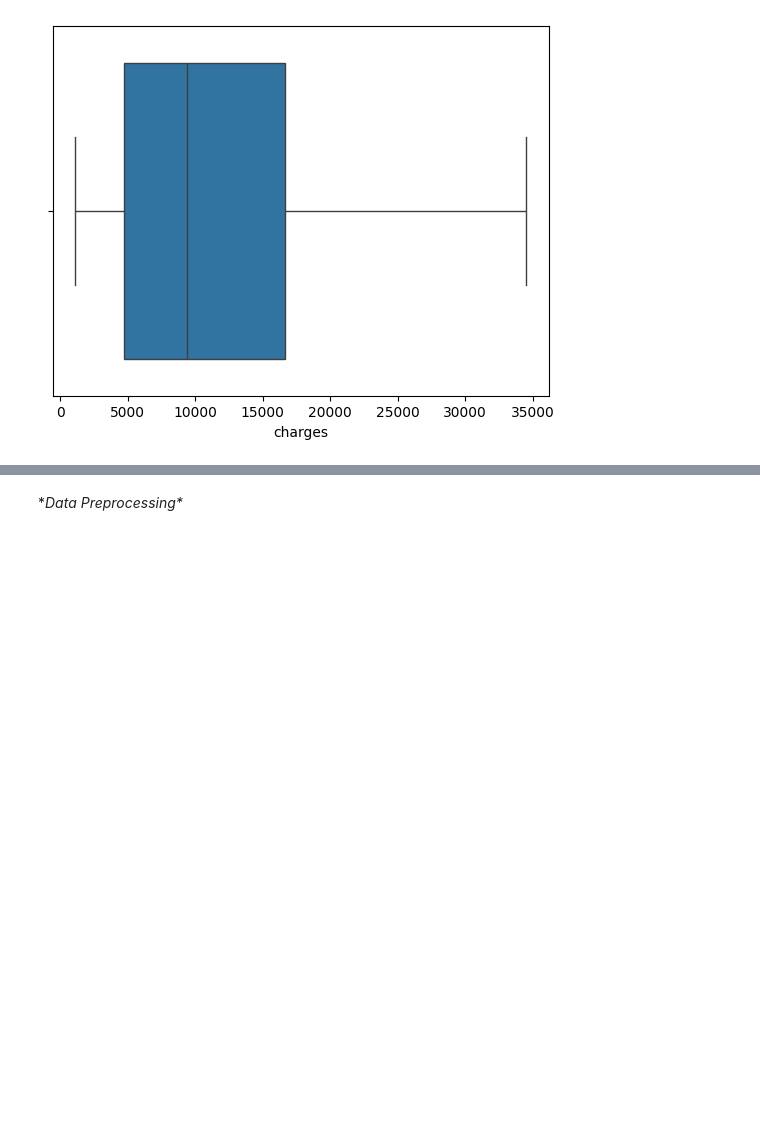
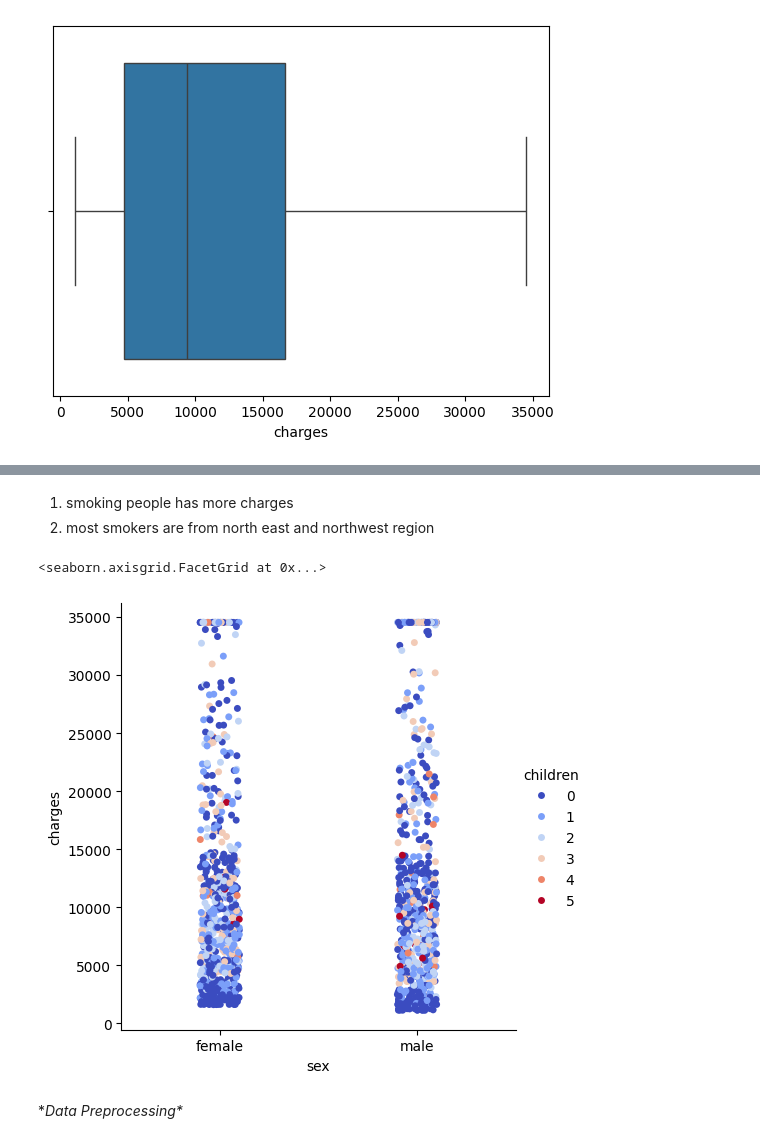
Before and after one commit to vigneshsurya1/insurance-cost-prediction, a Jupyter notebook: insurance.ipynb, the cells around one changed output, grey strips where cells are left out. Cells and saved outputs as stored; diff of their text form; code cells hidden in the pictures; blank space fills up the shorter version.

```diff
--- a/insurance.ipynb
+++ b/insurance.ipynb
@@ -155,3 +174,13 @@ sns.countplot(df['smoker'])
+# %% [markdown]
+
+
+1.   smoking people has more charges
+2.   most smokers are from north east and northwest region
+# %%
+sns.catplot(x=df['sex'], y=df['charges'],hue=df['children'],palette='coolwarm')
+# %% [output]
+<seaborn.axisgrid.FacetGrid at 0x...>
+[figure, added]
 # %% [markdown]
 **Data Preprocessing\**
 # %%
```
Also changed, not shown: parts of 7 cells of this notebook.
